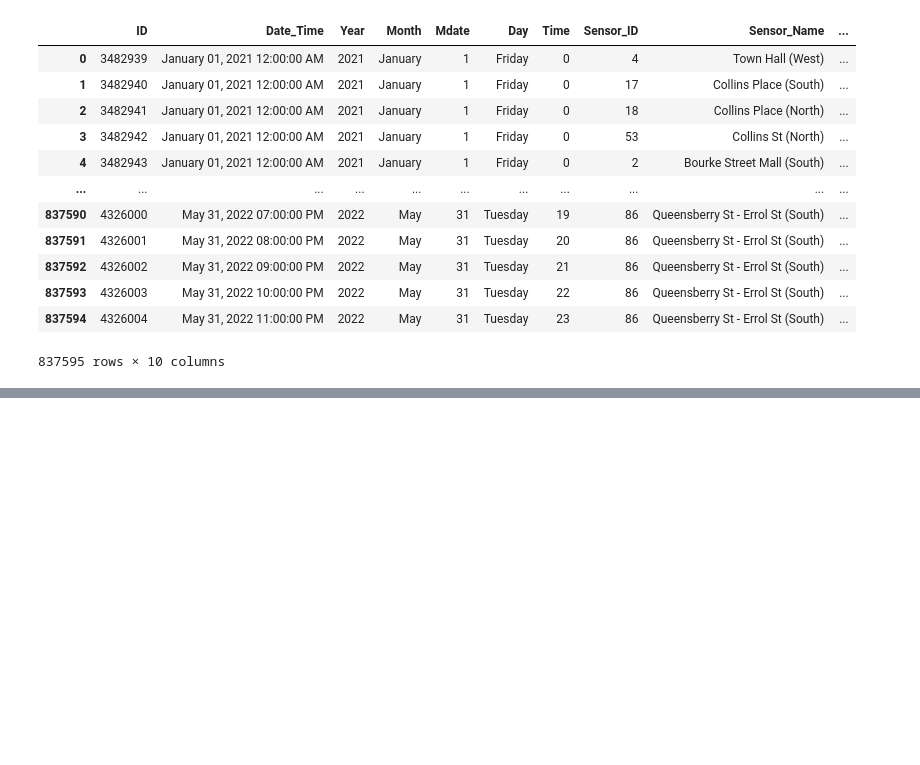
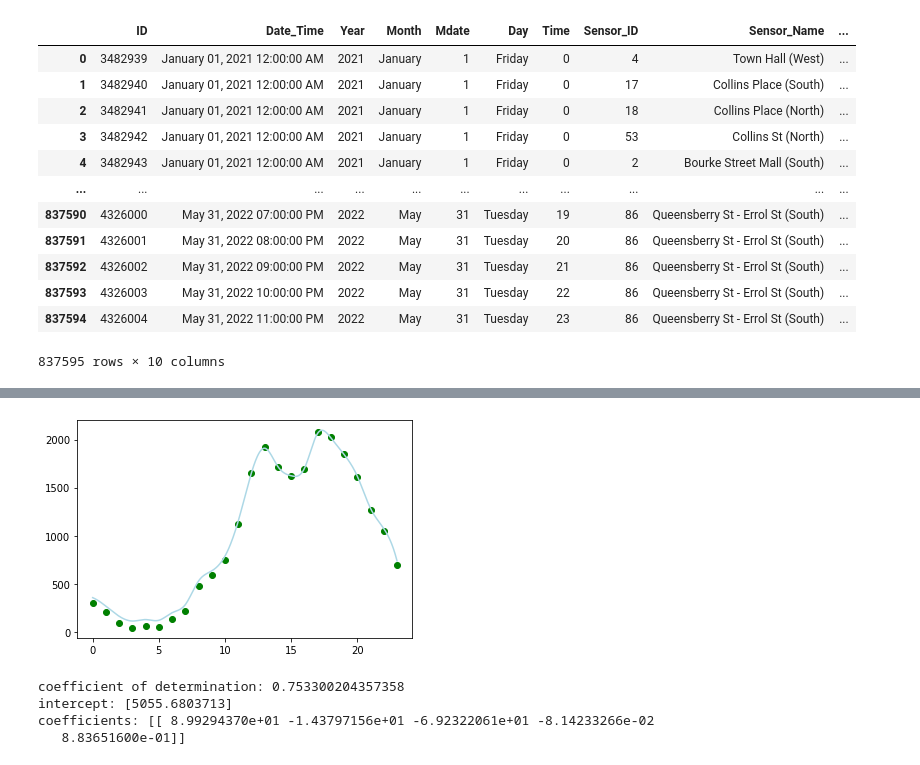
Before and after one commit to didiwool/Programming_Assignment, a Jupyter notebook: assignment.ipynb, the cells around one changed output, grey strips where cells are left out. Cells and saved outputs as stored; diff of their text form; code cells hidden in the pictures; blank space fills up the shorter version.

```diff
--- a/assignment.ipynb
+++ b/assignment.ipynb
@@ -596,0 +613,12 @@ df.Date_Time = pd.to_datetime(df.Date_Time)
+# %%
+train_data = np.array(df[(df.Sensor_ID == 3) & (df.Year ==2022) &(df.Month.isin(["January", "February", "March", "April", "May"])) & (df.Date_Time.dt.strftime('%m-%d') != '01-01')].sort_values(by = ['Date_Time'])['Hourly_Counts'])
+rain_prev = np.array(df[(df.Sensor_ID == 3) & (df.Year ==2022)&(df.Month.isin(["January", "February", "March", "April", "May"]) ) & (df.Date_Time.dt.strftime('%m-%d') != '05-31')].sort_values(by = ['Date_Time'])['Rainfall amount (millimetres)'])
+solar_prev = np.array(df[(df.Sensor_ID == 3) & (df.Year ==2022) &(df.Month.isin(["January", "February", "March", "April", "May"]) ) & (df.Date_Time.dt.strftime('%m-%d') != '05-31')].sort_values(by = ['Date_Time'])['Daily global solar exposure (MJ/m*m)'])
+temp_prev = np.array(df[(df.Sensor_ID == 3) & (df.Year ==2022) &(df.Month.isin(["January", "February", "March", "April", "May"])) & (df.Date_Time.dt.strftime('%m-%d') != '05-31')].sort_values(by = ['Date_Time'])['Maximum temperature (Degree C)'])
+sensor2_pastday = np.array(df[(df.Sensor_ID == 2) & (df.Year ==2022) &(df.Month.isin(["January", "February", "March", "April", "May"])) & (df.Date_Time.dt.strftime('%m-%d') != '05-31')].sort_values(by = ['Date_Time'])['Hourly_Counts'])
+sensor3_pastday = np.array(df[(df.Sensor_ID == 3) & (df.Year ==2022) &(df.Month.isin(["January", "February", "March", "April", "May"])) & (df.Date_Time.dt.strftime('%m-%d') != '05-31')].sort_values(by = ['Date_Time'])['Hourly_Counts'])
+
+x = np.concatenate((rain_prev.reshape(-1,1), solar_prev.reshape(-1,1), temp_prev.reshape(-1,1), sensor2_pastday.reshape(-1,1), sensor3_pastday.reshape(-1,1)), axis = 1)
+y = train_data
+
+model = LinearRegression().fit(x, y)
@@ -596,0 +651,13 @@ df.Date_Time = pd.to_datetime(df.Date_Time)
+# %%
+train_data = np.array(df[(df.Sensor_ID == 3) & (df.Year ==2022) & (df.Date_Time.dt.strftime('%m-%d') == '03-10')].sort_values(by = ['Date_Time'])['Hourly_Counts'])
+rain_prev = np.array(df[(df.Sensor_ID == 3) & (df.Year ==2022) & (df.Date_Time.dt.strftime('%m-%d') == '03-10')].sort_values(by = ['Date_Time'])['Rainfall amount (millimetres)'])
+solar_prev = np.array(df[(df.Sensor_ID == 3) & (df.Year ==2022) & (df.Date_Time.dt.strftime('%m-%d') == '03-10')].sort_values(by = ['Date_Time'])['Daily global solar exposure (MJ/m*m)'])
+temp_prev = np.array(df[(df.Sensor_ID == 3) & (df.Year ==2022) & (df.Date_Time.dt.strftime('%m-%d') == '03-10')].sort_values(by = ['Date_Time'])['Maximum temperature (Degree C)'])
+sensor2_pastday = np.array(df[(df.Sensor_ID == 3) & (df.Year ==2022) & (df.Date_Time.dt.strftime('%m-%d') == '03-10')].sort_values(by = ['Date_Time'])['Hourly_Counts'])
+sensor3_pastday = np.array(df[(df.Sensor_ID == 3) & (df.Year ==2022) & (df.Date_Time.dt.strftime('%m-%d') == '03-10')].sort_values(by = ['Date_Time'])['Hourly_Counts'])
+
+x = np.concatenate((rain_prev.reshape(-1,1), solar_prev.reshape(-1,1), temp_prev.reshape(-1,1), sensor2_pastday.reshape(-1,1), sensor3_pastday.reshape(-1,1)), axis = 1)
+y = train_data
+new_df = df[(df.Sensor_ID == 3) & (df.Year ==2022) & (df.Date_Time.dt.strftime('%m-%d') == '03-10')]
+new_df['predicted'] = model.predict(x)
+print (new_df)
@@ -596,0 +687,29 @@ df.Date_Time = pd.to_datetime(df.Date_Time)
+# %%
+plt.scatter(x = new_df['Time'], y = new_df['Hourly_Counts'], c = 'green')
+X_Y_Spline = make_interp_spline(new_df['Time'], new_df['predicted'])
+X_ = np.linspace(new_df['Time'].min(), new_df['Time'].max(), 500)
+Y_ = X_Y_Spline(X_)
+plt.plot(X_, Y_, c= 'lightblue')
+plt.show()
+# %% [output]
+[figure, added]
+# %%
+train_data = np.array(df[(df.Sensor_ID == 3) & (df.Year ==2022) &(df.Month.isin(["January", "February", "March", "April", "May"])) & (df.Date_Time.dt.strftime('%m-%d') != '01-01')].groupby(['Month', 'Mdate', 'Sensor_ID', 'Day', 'Year', 'Rainfall amount (millimetres)', 'Maximum temperature (Degree C)', 'Daily global solar exposure (MJ/m*m)']).agg({'Hourly_Counts':'sum'}))
+rain_prev = np.array(df[(df.Sensor_ID == 3) & (df.Year ==2022) &(df.Month.isin(["January", "February", "March", "April", "May"])) & (df.Date_Time.dt.strftime('%m-%d') != '01-01')].groupby(['Month', 'Mdate', 'Sensor_ID', 'Day', 'Year', 'Rainfall amount (millimetres)', 'Maximum temperature (Degree C)', 'Daily global solar exposure (MJ/m*m)']).agg({'Rainfall amount (millimetres)':'mean'}))
+solar_prev = np.array(df[(df.Sensor_ID == 3) & (df.Year ==2022) &(df.Month.isin(["January", "February", "March", "April", "May"])) & (df.Date_Time.dt.strftime('%m-%d') != '01-01')].groupby(['Month', 'Mdate', 'Sensor_ID', 'Day', 'Year', 'Rainfall amount (millimetres)', 'Maximum temperature (Degree C)', 'Daily global solar exposure (MJ/m*m)']).agg({'Daily global solar exposure (MJ/m*m)':'mean'}))
+temp_prev = np.array(df[(df.Sensor_ID == 3) & (df.Year ==2022) &(df.Month.isin(["January", "February", "March", "April", "May"])) & (df.Date_Time.dt.strftime('%m-%d') != '01-01')].groupby(['Month', 'Mdate', 'Sensor_ID', 'Day', 'Year', 'Rainfall amount (millimetres)', 'Maximum temperature (Degree C)', 'Daily global solar exposure (MJ/m*m)']).agg({'Maximum temperature (Degree C)':'mean'}))
+sensor2_pastday = np.array(df[(df.Sensor_ID == 2) & (df.Year ==2022) &(df.Month.isin(["January", "February", "March", "April", "May"])) & (df.Date_Time.dt.strftime('%m-%d') != '05-31')].groupby(['Month', 'Mdate', 'Sensor_ID', 'Day', 'Year', 'Rainfall amount (millimetres)', 'Maximum temperature (Degree C)', 'Daily global solar exposure (MJ/m*m)']).agg({'Hourly_Counts':'sum'}))
+sensor3_pastday = np.array(df[(df.Sensor_ID == 3) & (df.Year ==2022) &(df.Month.isin(["January", "February", "March", "April", "May"])) & (df.Date_Time.dt.strftime('%m-%d') != '05-31')].groupby(['Month', 'Mdate', 'Sensor_ID', 'Day', 'Year', 'Rainfall amount (millimetres)', 'Maximum temperature (Degree C)', 'Daily global solar exposure (MJ/m*m)']).agg({'Hourly_Counts':'sum'}))
+x = np.concatenate((rain_prev.reshape(-1,1), solar_prev.reshape(-1,1), temp_prev.reshape(-1,1), sensor2_pastday.reshape(-1,1), sensor3_pastday.reshape(-1,1)), axis = 1)
+y = train_data
+
+model = LinearRegression().fit(x, y)
+train_error = model.score(x, y)
+print(f"coefficient of determination: {train_error}")
+print(f"intercept: {model.intercept_}")
+print(f"coefficients: {model.coef_}")
+# %% [output]
+coefficient of determination: 0.753300204357358
+intercept: [5055.6803713]
+coefficients: [[ 8.99294370e+01 -1.43797156e+01 -6.92322061e+01 -8.14233266e-02
+   8.83651600e-01]]
```
Also changed, not shown: parts of 7 cells of this notebook.
